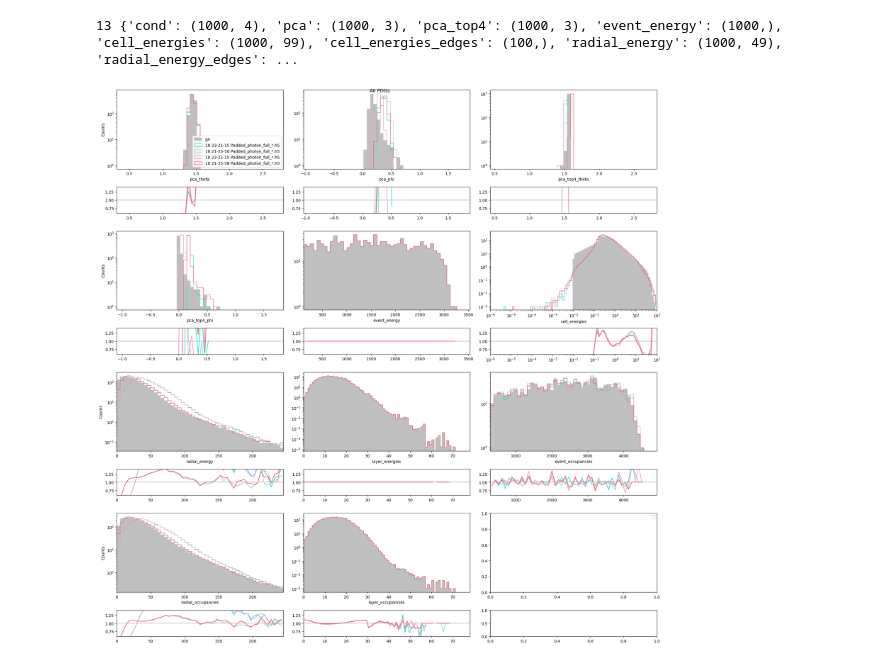
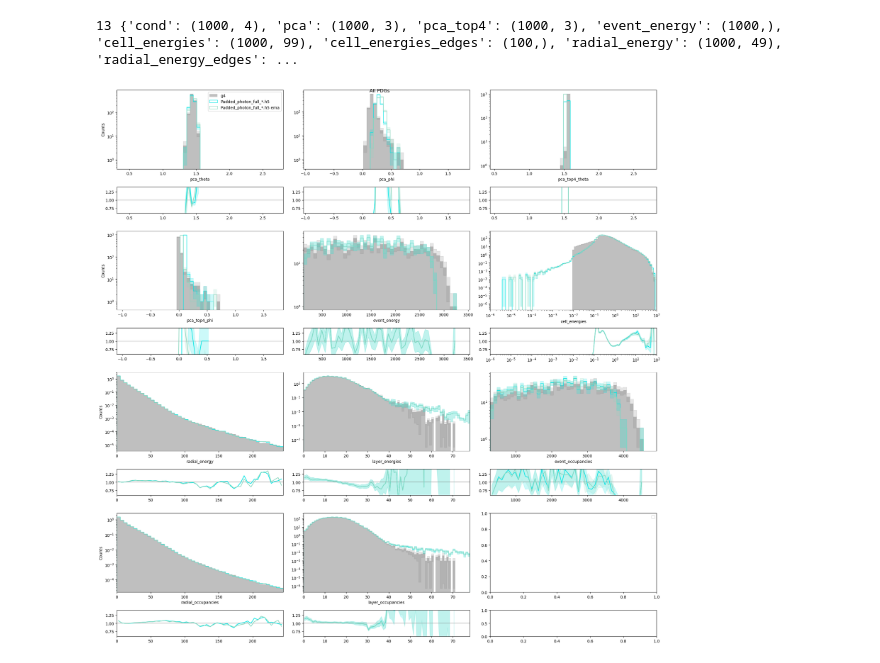
Before and after one commit to HenryDayHall/CaloCloudi, a Jupyter notebook: scripts/check_summary.ipynb, the cells around one changed output. Cells and saved outputs as stored; diff of their text form; code cells hidden in the pictures.

```diff
--- a/scripts/check_summary.ipynb
+++ b/scripts/check_summary.ipynb
@@ -22,14 +73,15 @@ from IPython.display import Image, display
 #log_dir = "/data/dust/user/dayhallh/data/CaloClouds_diffusion/old_logs_4/2026_08_18__09_27_42/" # Padded all 2
 
 # latest with good starting choices
-#log_dir = "/data/dust/user/dayhallh/data/CaloClouds_diffusion/logs/2026_08_18__12_06_30/" # padded photons 3, best yet
+log_dir = "/data/dust/user/dayhallh/data/CaloClouds_diffusion/logs/2026_08_18__12_06_30/" # padded photons 3, best yet
 #log_dir = "/data/dust/user/dayhallh/data/CaloClouds_diffusion/logs/2026_08_18__12_06_34/" # padded all 3, best yet
 
 # new distilled
-log_dir = "/data/dust/user/dayhallh/data/CaloClouds_diffusion/logs/2026_08_18__17_17_55/" # distilled from photons 3
+#log_dir = "/data/dust/user/dayhallh/data/CaloClouds_diffusion/logs/2026_08_18__17_17_55/" # distilled from photons 3, but not after the end of training
 
-summary_suffix = "_summary.npz"
+#summary_suffix = "_summary.npz"
 summary_suffix = "_rescaled_energy_summary.npz"
+summary_suffix = "_external_cond_rescaled_energy_summary.npz"
 
 all_model_paths = glob.glob(os.path.join(log_dir, "checkpoints", "*model.pt"))
 print(f"Seen {len(all_model_paths)} models")
@@ -165,6 +213,7 @@ def bin_heights_and_edges(data, key):
     if edges_key in data:
         edges = data[edges_key]
         heights = np.mean(values, axis=0)
+        errors = np.std(values, axis=0)/np.sqrt(values.shape[0])
     elif values.ndim == 1:
         ref_values = data[key]
         r_min, r_max = np.nanmin(ref_values), np.nanmax(ref_values)
@@ -175,49 +224,66 @@ def bin_heights_and_edges(data, key):
         r_max += abs(r_max*0.1)
         edges = np.linspace(r_min, r_max, 51)
         heights, _ = np.histogram(values, bins=edges)
+        errors = np.sqrt(heights)
     else:
         heights = np.mean(values, axis=0)
+        errors = np.std(values, axis=0)/np.sqrt(values.shape[0])
         edges = np.linspace(0, heights.shape[0], heights.shape[0] + 1)
-    return heights, edges
+    if "radial" in key:
+        # didn't divide through by area of hollow circle when collecting the data
+        area_of_circles = np.pi * edges**2
+        area_of_bins = area_of_circles[1:] - area_of_circles[:-1]
+        heights /= area_of_bins
+        errors /= area_of_bins**2
+    return heights, edges, errors
 # %%
 
 def plot_labels(x_labels, title):
     ref_heights = []
+    ref_errors = []
     binnings = []
     for key in plot_keys:
-        heights, edges = bin_heights_and_edges(a_ref, key)
+        heights, edges, errors = bin_heights_and_edges(a_ref, key)
         ref_heights.append(heights)
         binnings.append(edges)
+        ref_errors.append(errors)
 
     logx = ["cell_energies" in x_label for x_label in x_labels]
     logy = True
 
-    ratio_plots = plotting.RatioPlots(x_labels, ref_heights, binnings, logx=logx, logy=logy)
+    ratio_plots = plotting.RatioPlots(x_labels, ref_heights, binnings, logx=logx, logy=logy, truth_bin_errors=ref_errors)
 
 
     for i, sample_path in enumerate(sample_paths):
         sample = np.load(sample_path)
 
         a_sample = augment_with_angles(sample)
 
-        sample_heights = [bin_heights_and_edges(a_sample, key)[0] for key in plot_keys]
-        ratio_plots.add_comparison(sample_heights, label=infos[i], colour=plotting.nice_hex[0][i])
+        sample_heights = []
+        sample_errors = []
+        binnings = []
+        for key in plot_keys:
+            heights, edges, errors = bin_heights_and_edges(a_sample, key)
+            sample_heights.append(heights)
+            binnings.append(edges)
+            sample_errors.append(errors)
+        ratio_plots.add_comparison(sample_heights, label=infos[i], colour=plotting.nice_hex[0][i], bin_errors=sample_errors)
 
     ratio_plots.axes[0,0].legend()
     ratio_plots.fig.suptitle(title)
     ratio_plots.finalise()
 
 a_ref = augment_with_angles(ref)
 
 # collect the keys to plot (skip cond and any *_edges keys)
 plot_keys = [
     key
     for key in a_ref.keys()
     if key != "cond" and not key.endswith("_edges")
     and not key.startswith("pdg_")
 ]
 plot_labels(plot_keys, "All PDGs")
 # %% [output]
-[figure, old version]
+[figure, new version]
 # %%
 a_ref.keys()
```
Also changed, not shown: parts of 6 cells of this notebook, 6 other files.
